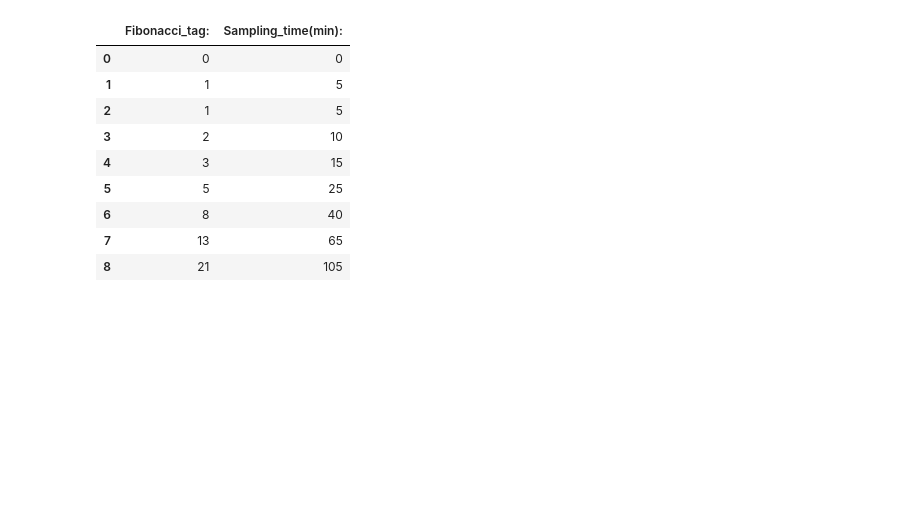
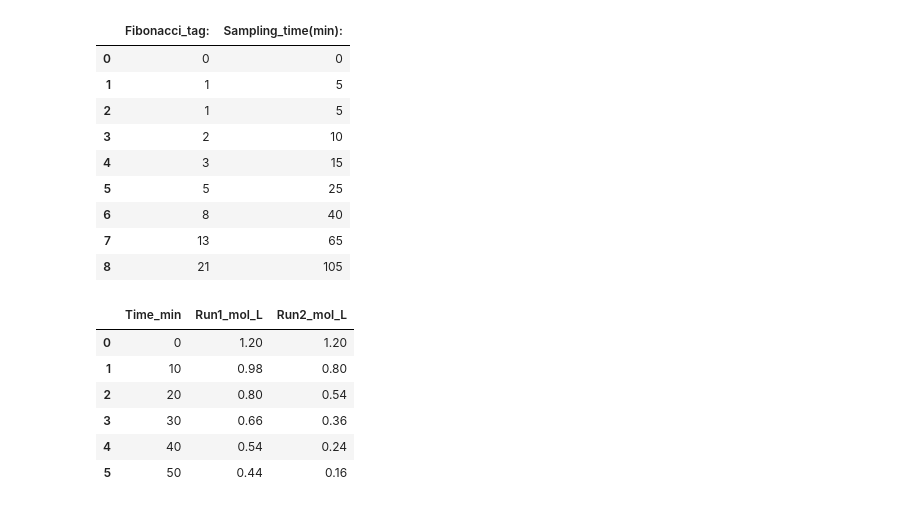
Before and after one commit to rayray077/CP_Practical, a Jupyter notebook: RollNo_20251001001_SetB.ipynb, the cells around one changed output. Cells and saved outputs as stored; diff of their text form; code cells hidden in the pictures; blank space fills up the shorter version.

```diff
--- a/RollNo_20251001001_SetB.ipynb
+++ b/RollNo_20251001001_SetB.ipynb
@@ -465,0 +468,14 @@ The Fibonacci series up to 9 terms is: 34
+# %%
+import pandas as pd
+import matplotlib.pyplot as plt
+
+kinetics=pd.DataFrame({'Time_min':[0,10,20,30,40,50],'Run1_mol_L':[1.2,0.98,0.80,0.66,0.54,0.44],'Run2_mol_L':[1.20,0.8,0.54,0.36,0.24,0.16]})
+kinetics
+# %% [output]
+|  | Time_min | Run1_mol_L | Run2_mol_L |
+| 0 | 0 | 1.20 | 1.20 |
+| 1 | 10 | 0.98 | 0.80 |
+| 2 | 20 | 0.80 | 0.54 |
+| 3 | 30 | 0.66 | 0.36 |
+| 4 | 40 | 0.54 | 0.24 |
+| 5 | 50 | 0.44 | 0.16 |
```
Also changed, not shown: parts of 7 cells of this notebook, 2 other files.
